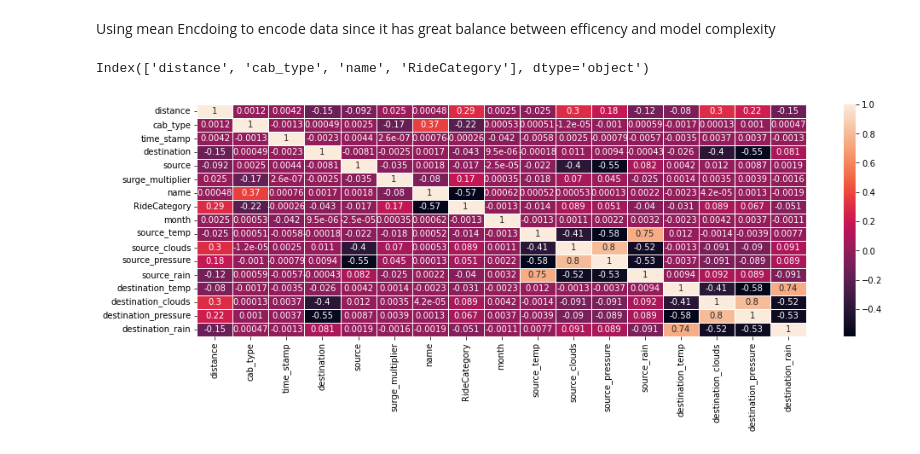
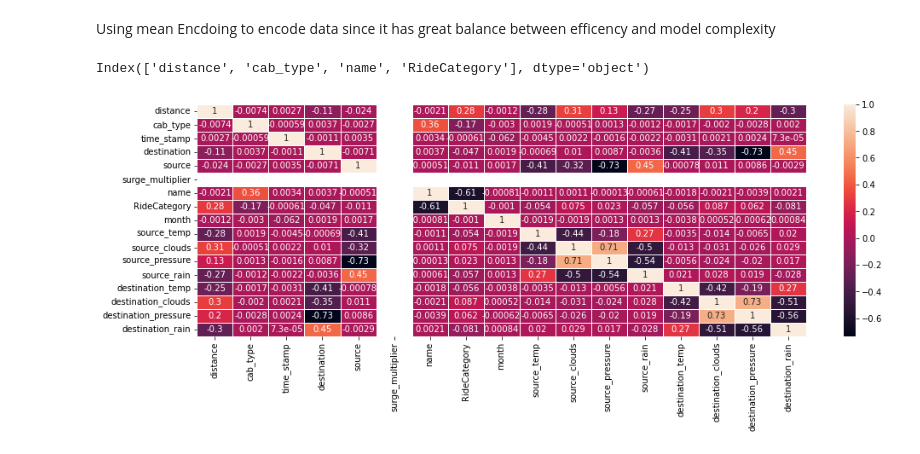
Before and after one commit to aymanred121/taxi-price-prediction, a Jupyter notebook: Milestone 2/taxi/model.ipynb, the cells around one changed output. Drawn from its saved outputs; the diff is of its cells as text; code cells hidden in the pictures.

```diff
--- a/Milestone 2/taxi/model.ipynb
+++ b/Milestone 2/taxi/model.ipynb
@@ -238,8 +240,8 @@ def cap_data(df):
 data['RideCategory']=data['RideCategory'].map(lambda x: lables[x])
 dataTrain,dataTest = split_stratified_into_train_val_test(data,stratify_colname='RideCategory', frac_train=0.60, frac_test=0.20)
 # %%
-#dataTrain = cap_data(dataTrain)
-#dataTest = cap_data(dataTest)
+dataTrain = cap_data(dataTrain)
+dataTest = cap_data(dataTest)
 # %% [markdown]
 Using mean Encdoing to encode data since it has great balance between efficency and model complexity
 # %%
@@ -262,15 +263,15 @@ dataTest = label_encoding(dataTest)
 # %%
 corr = dataTest.corr()
 plt.figure(figsize=(16, 5))
 dataplot = sns.heatmap(corr, annot=True, linewidths=1)
-top_feature = corr.index[abs(corr['RideCategory']) > 0.2]
+top_feature = corr.index[abs(corr['RideCategory']) > 0.1]
 top_feature.drop('RideCategory')
 print(top_feature)
 dataTest = dataTest[top_feature]
 dataTrain = dataTrain[top_feature]
 # %% [output]
 Index(['distance', 'cab_type', 'name', 'RideCategory'], dtype='object')
-[figure, old version]
+[figure, new version]
 # %%
 #X_train, X_test, y_train, y_test = train_test_split(X, Y, test_size=0.20, shuffle=True, random_state=10)
 X_train = dataTrain.drop(['RideCategory'],axis=1)
```
Also changed, not shown: parts of 12 cells of this notebook, 13 other files.
